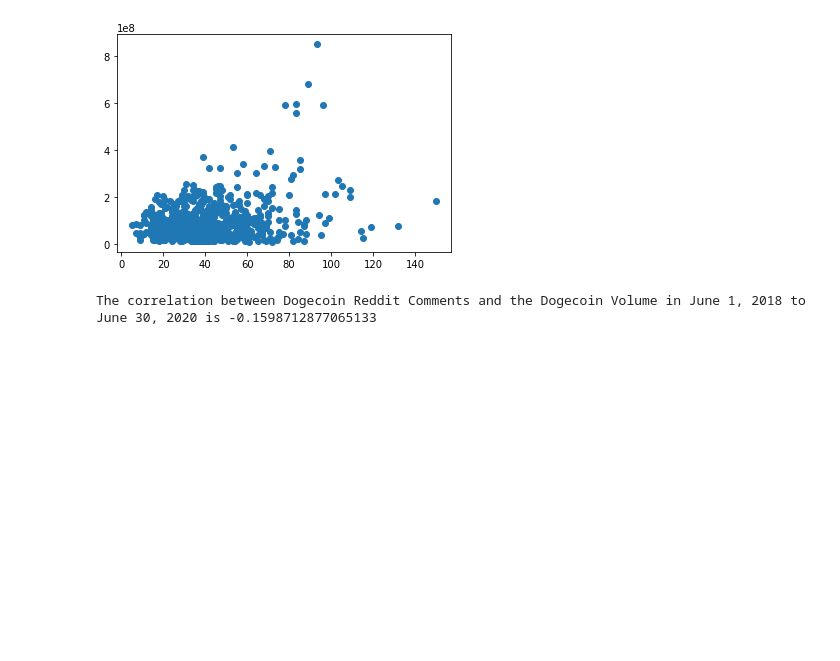
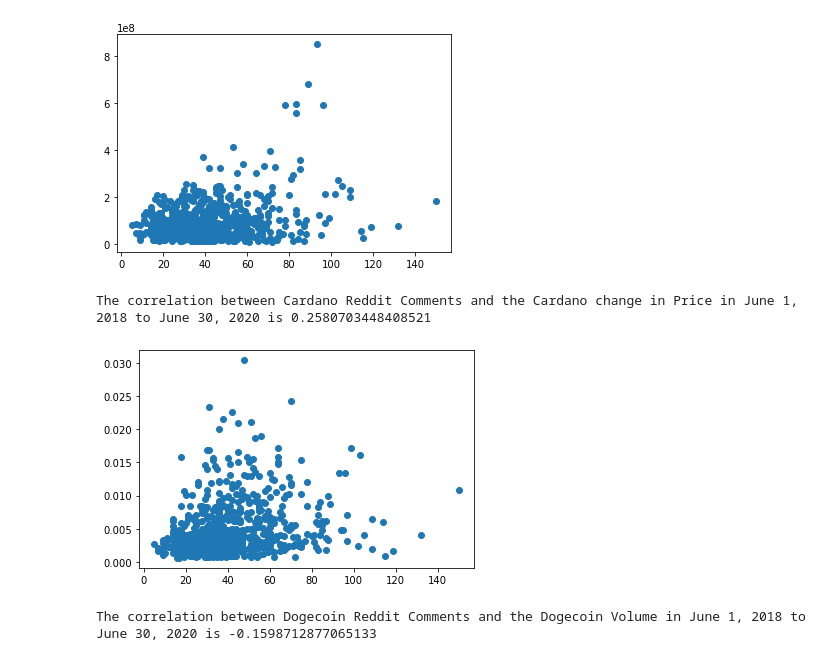
Before and after one commit to ashleighdevito/Cryptocurrency, a Jupyter notebook: Analysis/Working_Scripts/statistics.ipynb, the cells around one changed output. Cells and saved outputs as stored; diff of their text form; code cells hidden in the pictures; blank space fills up the shorter version.

```diff
--- a/Analysis/Working_Scripts/statistics.ipynb
+++ b/Analysis/Working_Scripts/statistics.ipynb
@@ -335,6 +403,23 @@ plt.show()
 # %% [output]
 The correlation between Cardano Reddit Comments and the Cardano Volume in June 1, 2018 to June 30, 2020 is 0.2845740181977755
 [figure]
+# %%
+card_difference = crypto_change[['Cardano Difference']]
+card_difference.reset_index(inplace=True)
+
+card_diff_merged = pd.merge(card_comments, card_difference)
+card_com = card_diff_merged['SubReddit']
+card_diff = card_diff_merged['Cardano Difference']
+
+correlation = st.pearsonr(card_com, card_diff)
+
+print(f"The correlation between Cardano Reddit Comments and the Cardano change in Price in June 1, 2018 to June 30, 2020 is {correlation[0]}")
+
+plt.scatter(card_com, card_diff)
+plt.show()
+# %% [output]
+The correlation between Cardano Reddit Comments and the Cardano change in Price in June 1, 2018 to June 30, 2020 is 0.2580703448408521
+[figure, added]
 # %%
 doge_comments = df.loc[df['Exchange']=='Dogecoin', ['Date', 'SubReddit']]
 doge_comments.reset_index()
```
Also changed, not shown: parts of 11 cells of this notebook.
